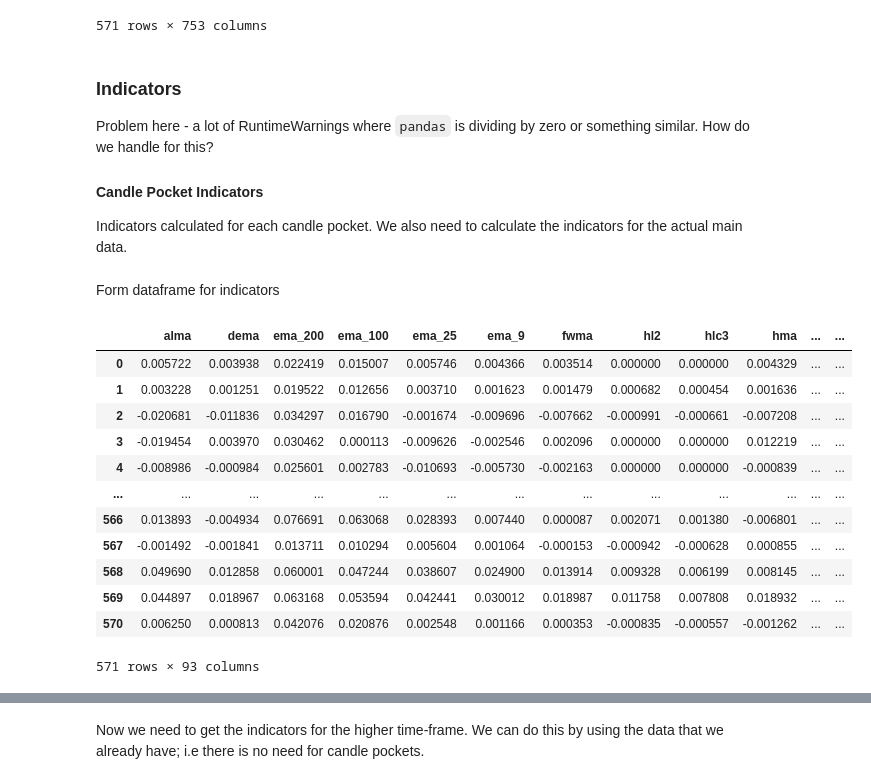
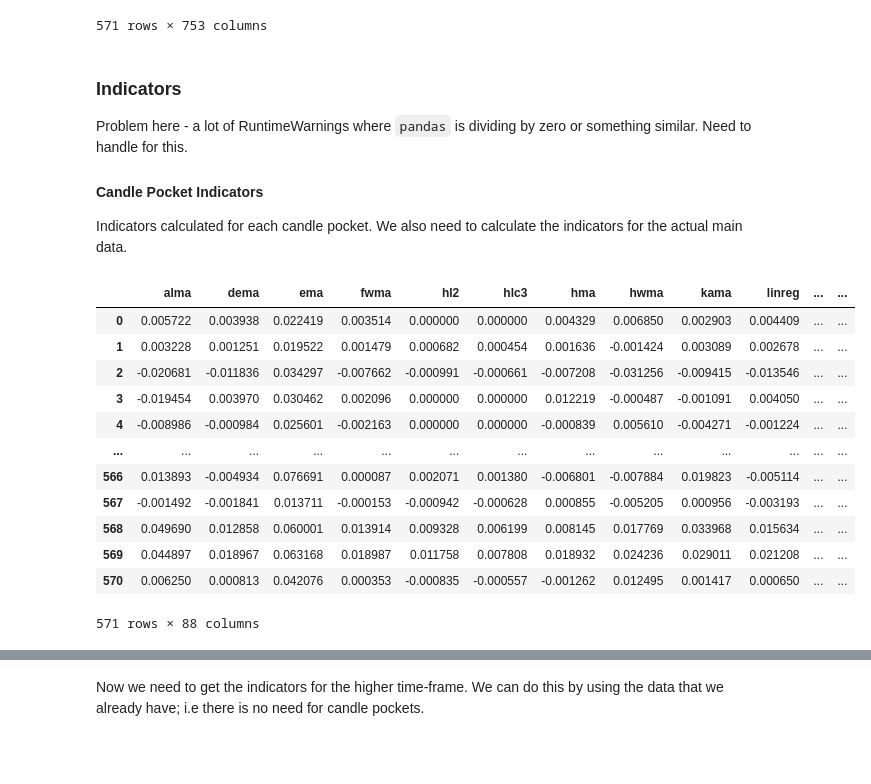
Before and after one commit to mcalapai/TradingModel, a Jupyter notebook: SymbolPreprocess.ipynb, the cells around one changed output, grey strips where cells are left out. Cells and saved outputs as stored; diff of their text form; code cells hidden in the pictures; blank space fills up the shorter version.

```diff
--- a/SymbolPreprocess.ipynb
+++ b/SymbolPreprocess.ipynb
@@ -54,6 +53,11 @@ class SymbolDataPreprocess():
         pockets = []
         empt_ix = []
         for i, row in labelled_data.iterrows():
+            #if self.interval == pocket_tf:
+            #    #pocket_raw_data, pocket_data = self.download_scndry_data(window_length, pocket_tf)
+            #    pass
+            #else:
+
             if pocket_tf_interval == "m":
                 time_diff = datetime.timedelta(minutes = window_length*pocket_tf_time)
             elif pocket_tf_interval == "H":
@@ -90,14 +94,14 @@ class SymbolDataPreprocess():
         prev_prices = [0]
         unfiltered_signals_ix = []
         for i, row in data.iterrows():
-            if row['vosc'] >= 40 and row['pct_change'] >=  0.05 and row['Close'] >= max(prev_prices[-10 :-1]) and row['rsi'] > 72:
+            if row['vosc'] >= 40 and row['pct_change'] >= 0.05 and row['Close'] >= max(prev_prices[-10 :-1]) and row['rsi'] > 72:
                     unfiltered_signals_ix.append(i)
             prev_prices.append(row['Close'])
 
         filtered_signals_ix = []
         for time_ix in unfiltered_signals_ix:
-            for j in range(1, bars_to_check):
-                forward_ix = time_ix + datetime.timedelta(hours = j)
+            for i in range(1, bars_to_check):
+                forward_ix = time_ix + datetime.timedelta(hours = i)
                 if data.loc[forward_ix, col_to_check] >= data.loc[time_ix, "Close"]*(1+pct_deviation):
                     filtered_signals_ix.append([time_ix, 1])
                     ## change logic here: use triple barrier method instead?
@@ -200,6 +214,6 @@ def generate_data_pockets(symbols, pocket_tf="1m", window_length=200):
 # %% [output]
 ['CTXCUSDT', 'ANTUSDT', 'COCOSUSDT', 'IOTXUSDT', 'ANTUSDT', 'PNTUSDT', 'GTOUSDT', 'PERLUSDT', 'DENTUSDT', 'CHRUSDT', 'CKBUSDT', 'POWRUSDT', 'ELFUSDT', 'ARDRUSDT', 'POLYUSDT', 'CHESSUSDT', 'GTCUSDT', ' ...
 # %%
-labelled_datas, data_pocket_list, prices_data, rtrns_data, y_to_drop, sig_sum = generate_data_pockets(symbols, pocket_tf="5m")
+labelled_datas, data_pocket_list, prices_data, rtrns_data, y_to_drop = generate_data_pockets(symbols, pocket_tf="5m")
 # %% [output]
 Error occurred, skipping symbol STPTUSDT...
@@ -520,7 +562,7 @@ features_filtered
 571 rows × 753 columns
 # %% [markdown]
 ### Indicators
-Problem here - a lot of RuntimeWarnings where `pandas` is dividing by zero or something similar. How do we handle for this?
+Problem here - a lot of RuntimeWarnings where `pandas` is dividing by zero or something similar. Need to handle for this.
 #### Candle Pocket Indicators
 Indicators calculated for each candle pocket. We also need to calculate the indicators for the actual main data.
 # %%
@@ -534,15 +576,13 @@ def vosc(data):
 def get_indicators(data):
     raw_data = data.copy()
     # overlap indicators (need to add ichimoku)
-    overlap_ind = "alma, dema, ema_200, ema_100, ema_25, ema_9, fwma, hilo, hl2, hlc3, hma, hwma, kama, linreg, mcgd, midpoint, midprice, ohlc4, pwma, rma, sinwma, sma, ssf, supertrend, swma, t3, tema, trima, vidya, vwap, vwma, wcp, wma, zlma"
+    overlap_ind = "alma, dema, ema, fwma, hilo, hl2, hlc3, hma, hwma, kama, linreg, mcgd, midpoint, midprice, ohlc4, pwma, rma, sinwma, sma, ssf, supertrend, swma, t3, tema, trima, vidya, vwap, vwma, wcp, wma, zlma"
     overlap_ind = overlap_ind.split(", ")
 
     for indi in overlap_ind:
         try:
-            #print(indi[:3])
-            if indi[:3] == "ema":
-                ema_period = int(''.join(filter(str.isdigit, indi)))
-                indicator_data = raw_data.copy().ta.ema(ema_period)
+            if indi == "ema":
+                indicator_data = raw_data.copy().ta.ema(200)
             else:
                 indicator_data = getattr(raw_data.copy().ta, indi)()
             indicator_data = raw_data["Close"]/indicator_data - 1
@@ -675,16 +715,7 @@ def get_indicators(data):
 
     # other
     ## Hurst Exponent - numerical (or categorical?)
-    '''try:
-        hurst_exp, hurst_type = resticator.HURST_EXP(data, 100)
-        data["hurst_exp"] = hurst_exp
-        data["hurst_type"] = hurst_type
-    except FloatingPointError as e:
-        print("Exception :(")
-        print(e)'''
 
-    hurst_exp = resticator.HURST_EXP(data, 20)
-    hurst_type = 0 if 0 < hurst_exp < 0.5 else 1
 
     # price action
     n_green_candles = 0
@@ -697,12 +728,10 @@ def get_indicators(data):
 
     data = data.drop(["Open", "High", "Low", "Close", "Volume"], axis=1)
     data_last_row = data.iloc[-1].values
-    data_last_row = np.append(data_last_row, [hurst_exp, hurst_type])
     #data_last_row = np.append(data_last_row, n_green_candles)
     #data_last_row = np.append(data_last_row, n_red_candles)
-    df_columns = np.append(data.columns.values, ["hurst_exp", "hurst_type"])
 
-    return data_last_row, df_columns
+    return data_last_row, data.columns.values
 
 #get_candle_patterns(data)
 # %%
@@ -710,34 +739,30 @@ import copy
 
 dpl_copy = copy.deepcopy(data_pocket_list)
 dpl_copy_1h = copy.deepcopy(data_pocket_list_1h)
-# %% [markdown]
-Form dataframe for indicators
 # %%
 indis = []
 for x in tqdm(dpl_copy):
     for z in x:
-        if z.isnull().values.any():
-            print("Error: DataFrame contains NaN value")
         z.drop("id", axis=1, inplace=True)
         indi, col = get_indicators(z)
         indis.append(indi)
 
 indi_df = pd.DataFrame(indis, columns = col)
 indi_df
 # %% [output]
-|  | alma | dema | ema_200 | ema_100 | ema_25 | ema_9 | fwma | hl2 | hlc3 | hma | ... | ... |
-| 0 | 0.005722 | 0.003938 | 0.022419 | 0.015007 | 0.005746 | 0.004366 | 0.003514 | 0.000000 | 0.000000 | 0.004329 | ... | ... |
-| 1 | 0.003228 | 0.001251 | 0.019522 | 0.012656 | 0.003710 | 0.001623 | 0.001479 | 0.000682 | 0.000454 | 0.001636 | ... | ... |
-| 2 | -0.020681 | -0.011836 | 0.034297 | 0.016790 | -0.001674 | -0.009696 | -0.007662 | -0.000991 | -0.000661 | -0.007208 | ... | ... |
-| 3 | -0.019454 | 0.003970 | 0.030462 | 0.000113 | -0.009626 | -0.002546 | 0.002096 | 0.000000 | 0.000000 | 0.012219 | ... | ... |
-| 4 | -0.008986 | -0.000984 | 0.025601 | 0.002783 | -0.010693 | -0.005730 | -0.002163 | 0.000000 | 0.000000 | -0.000839 | ... | ... |
+|  | alma | dema | ema | fwma | hl2 | hlc3 | hma | hwma | kama | linreg | ... | ... |
+| 0 | 0.005722 | 0.003938 | 0.022419 | 0.003514 | 0.000000 | 0.000000 | 0.004329 | 0.006850 | 0.002903 | 0.004409 | ... | ... |
+| 1 | 0.003228 | 0.001251 | 0.019522 | 0.001479 | 0.000682 | 0.000454 | 0.001636 | -0.001424 | 0.003089 | 0.002678 | ... | ... |
+| 2 | -0.020681 | -0.011836 | 0.034297 | -0.007662 | -0.000991 | -0.000661 | -0.007208 | -0.031256 | -0.009415 | -0.013546 | ... | ... |
+| 3 | -0.019454 | 0.003970 | 0.030462 | 0.002096 | 0.000000 | 0.000000 | 0.012219 | -0.000487 | -0.001091 | 0.004050 | ... | ... |
+| 4 | -0.008986 | -0.000984 | 0.025601 | -0.002163 | 0.000000 | 0.000000 | -0.000839 | 0.005610 | -0.004271 | -0.001224 | ... | ... |
 | ... | ... | ... | ... | ... | ... | ... | ... | ... | ... | ... | ... | ... |
-| 566 | 0.013893 | -0.004934 | 0.076691 | 0.063068 | 0.028393 | 0.007440 | 0.000087 | 0.002071 | 0.001380 | -0.006801 | ... | ... |
-| 567 | -0.001492 | -0.001841 | 0.013711 | 0.010294 | 0.005604 | 0.001064 | -0.000153 | -0.000942 | -0.000628 | 0.000855 | ... | ... |
-| 568 | 0.049690 | 0.012858 | 0.060001 | 0.047244 | 0.038607 | 0.024900 | 0.013914 | 0.009328 | 0.006199 | 0.008145 | ... | ... |
-| 569 | 0.044897 | 0.018967 | 0.063168 | 0.053594 | 0.042441 | 0.030012 | 0.018987 | 0.011758 | 0.007808 | 0.018932 | ... | ... |
-| 570 | 0.006250 | 0.000813 | 0.042076 | 0.020876 | 0.002548 | 0.001166 | 0.000353 | -0.000835 | -0.000557 | -0.001262 | ... | ... |
+| 566 | 0.013893 | -0.004934 | 0.076691 | 0.000087 | 0.002071 | 0.001380 | -0.006801 | -0.007884 | 0.019823 | -0.005114 | ... | ... |
+| 567 | -0.001492 | -0.001841 | 0.013711 | -0.000153 | -0.000942 | -0.000628 | 0.000855 | -0.005205 | 0.000956 | -0.003193 | ... | ... |
+| 568 | 0.049690 | 0.012858 | 0.060001 | 0.013914 | 0.009328 | 0.006199 | 0.008145 | 0.017769 | 0.033968 | 0.015634 | ... | ... |
+| 569 | 0.044897 | 0.018967 | 0.063168 | 0.018987 | 0.011758 | 0.007808 | 0.018932 | 0.024236 | 0.029011 | 0.021208 | ... | ... |
+| 570 | 0.006250 | 0.000813 | 0.042076 | 0.000353 | -0.000835 | -0.000557 | -0.001262 | 0.012495 | 0.001417 | 0.000650 | ... | ... |
-571 rows × 93 columns
+571 rows × 88 columns
 # %%
 indis_1h = []
 for x in tqdm(dpl_copy_1h):
```
Also changed, not shown: parts of 25 cells of this notebook.
